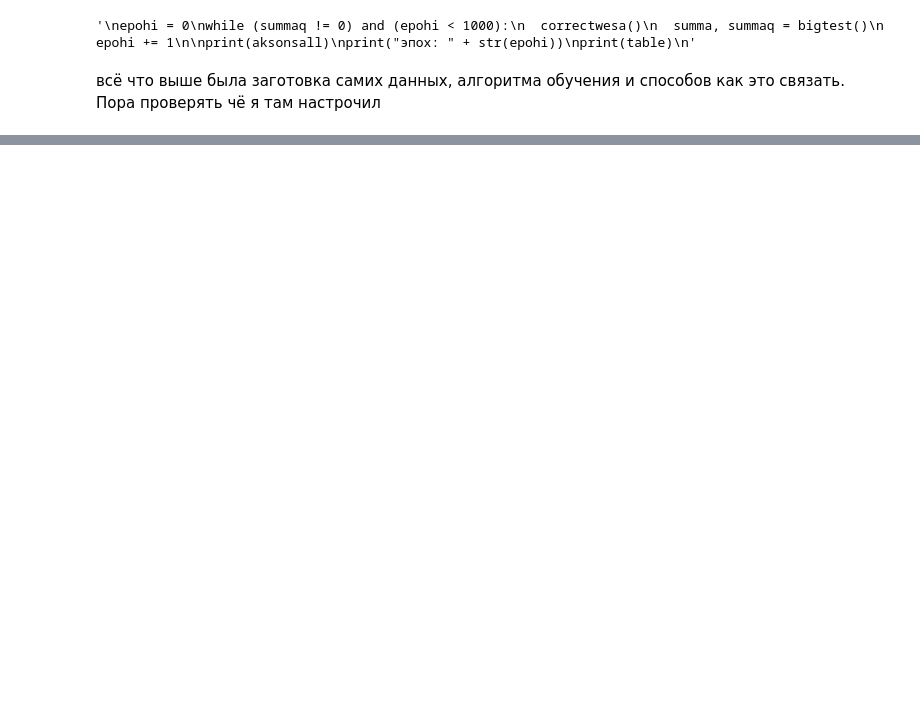
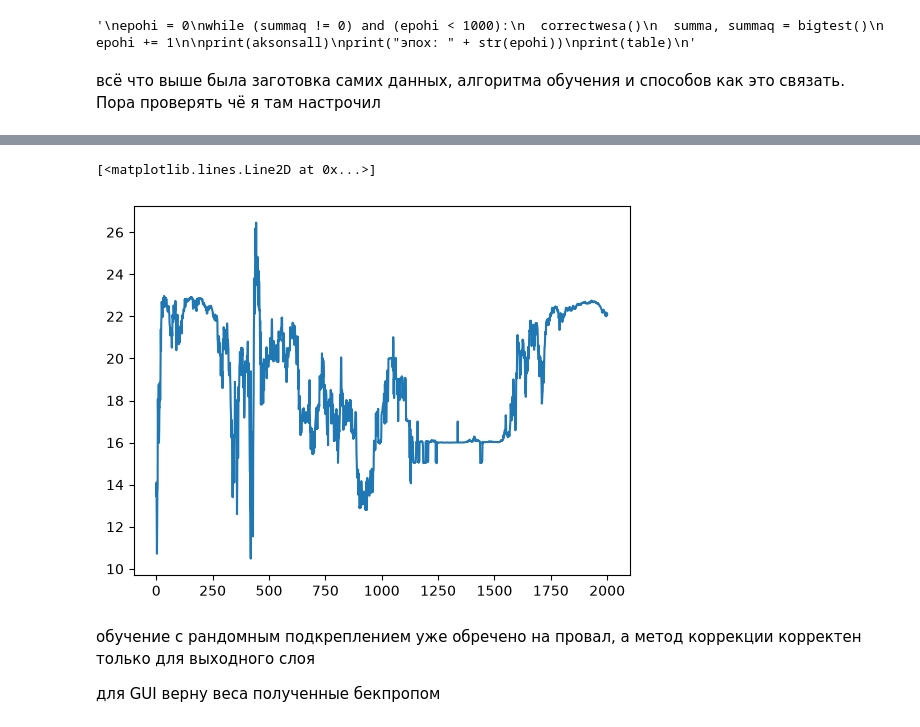
Before and after one commit to ashotnafig1/Neironki, a Jupyter notebook: Lab02/Neironki2.ipynb, the cells around one changed output, grey strips where cells are left out. Saved outputs shown, nothing was run; the diff lists cells and outputs as text; code cells hidden in the pictures; blank space fills up the shorter version.

```diff
--- a/Lab02/Neironki2.ipynb
+++ b/Lab02/Neironki2.ipynb
@@ -211,7 +193,7 @@ def bigtest():
     y_pred = Test(X)
     table.loc[i, "y"]  = y_pred
     table.loc[i, "err"] = table.loc[i, "class"] - y_pred
-    s += int(table.loc[i, "err"])
+    s += table.loc[i, "err"]
     sq += (table.loc[i, "err"])**2
   return float(s), float(sq)
 
@@ -374,0 +318,7 @@ print(aksonsall)
+# %%
+print(table)
+#showwesa()
+print(aksonsall)
+with open("wesaBACKPRO.txt", "w") as file:
+    for a in aksonsall:
+        file.write(str(a) + '\n')
@@ -397,0 +374,14 @@ showwesa()
+# %%
+for a in aksonsall:
+    a.wes = random.uniform(-1, 1)
+
+def correctwesa(eror):
+    for n in neironsall:
+        for a in n.aksons:
+            a.wes -= eror * n.getvalue() * param * random.choice((-1, 1))
+
+
+outputneiron.getvalue = getvalueSIGMO
+summa, summaq = bigtest()
+print(summa, summaq)
+print(table)
@@ -397,0 +406,18 @@ showwesa()
+# %%
+# обучение с корректировкой и случайным знаком (фигня полная)
+epohi2 = 0
+bigerrors2 = []
+summaq = 1
+while (summaq > maloe) and (epohi2 < 2000):
+    for i, clas in table.iterrows():
+          X = getimage(i)
+          y = Test(X)
+          e = table.loc[i, "class"]
+          correctwesa(e - y)
+    summa, summaq = getBIGerror()
+    bigerrors2.append(summaq)
+    epohi2 += 1
+bigerrors2.append(summaq)
+print(aksonsall)
+print("эпох: " + str(epohi2))
+print(table)
@@ -397,0 +442,9 @@ showwesa()
+# %%
+plt.plot(np.arange(0, epohi2 + 1), bigerrors2)
+# %% [output]
+[<matplotlib.lines.Line2D at 0x...>]
+[figure, added]
+# %% [markdown]
+обучение с рандомным подкреплением уже обречено на провал, а метод коррекции корректен только для выходного слоя
+
+для GUI верну веса полученные бекпропом
```
Also changed, not shown: parts of 16 cells of this notebook, 50 other files.
